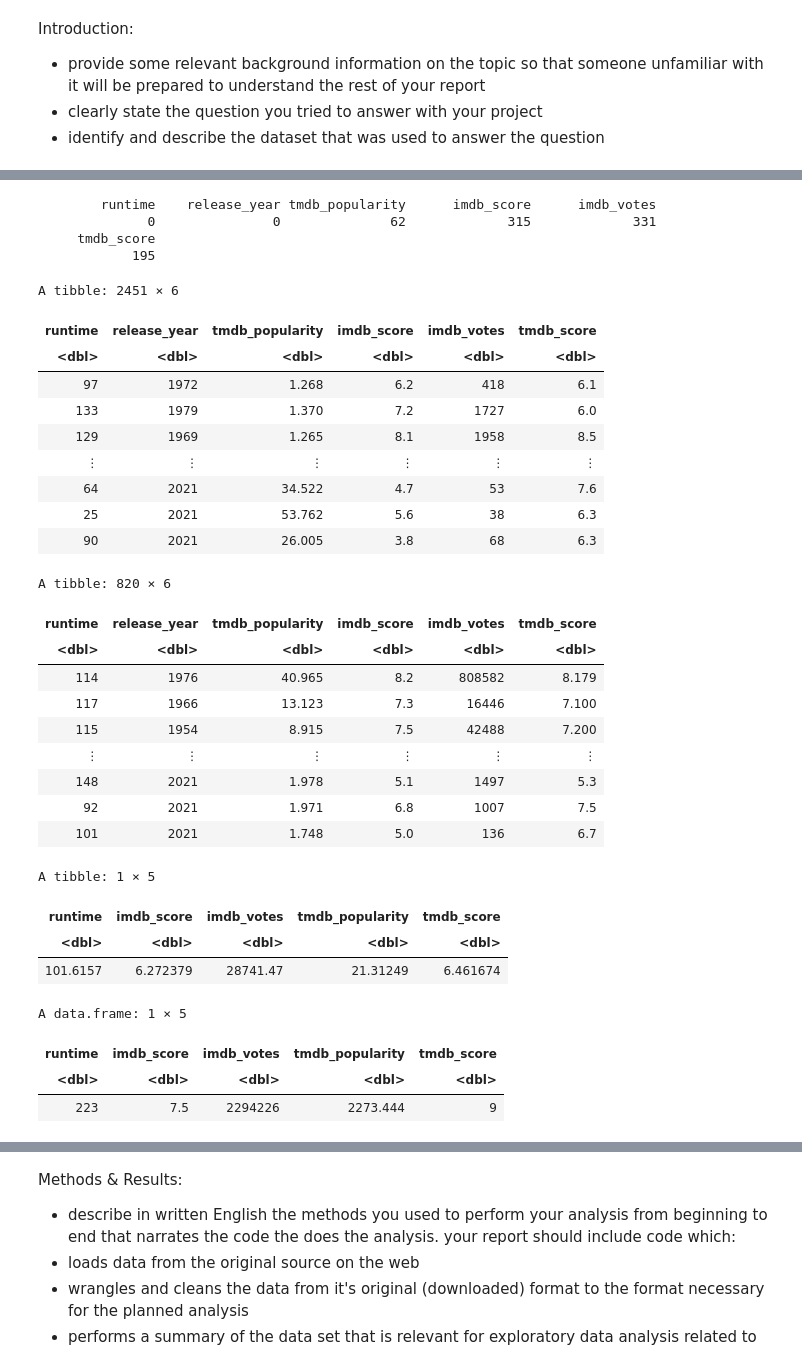
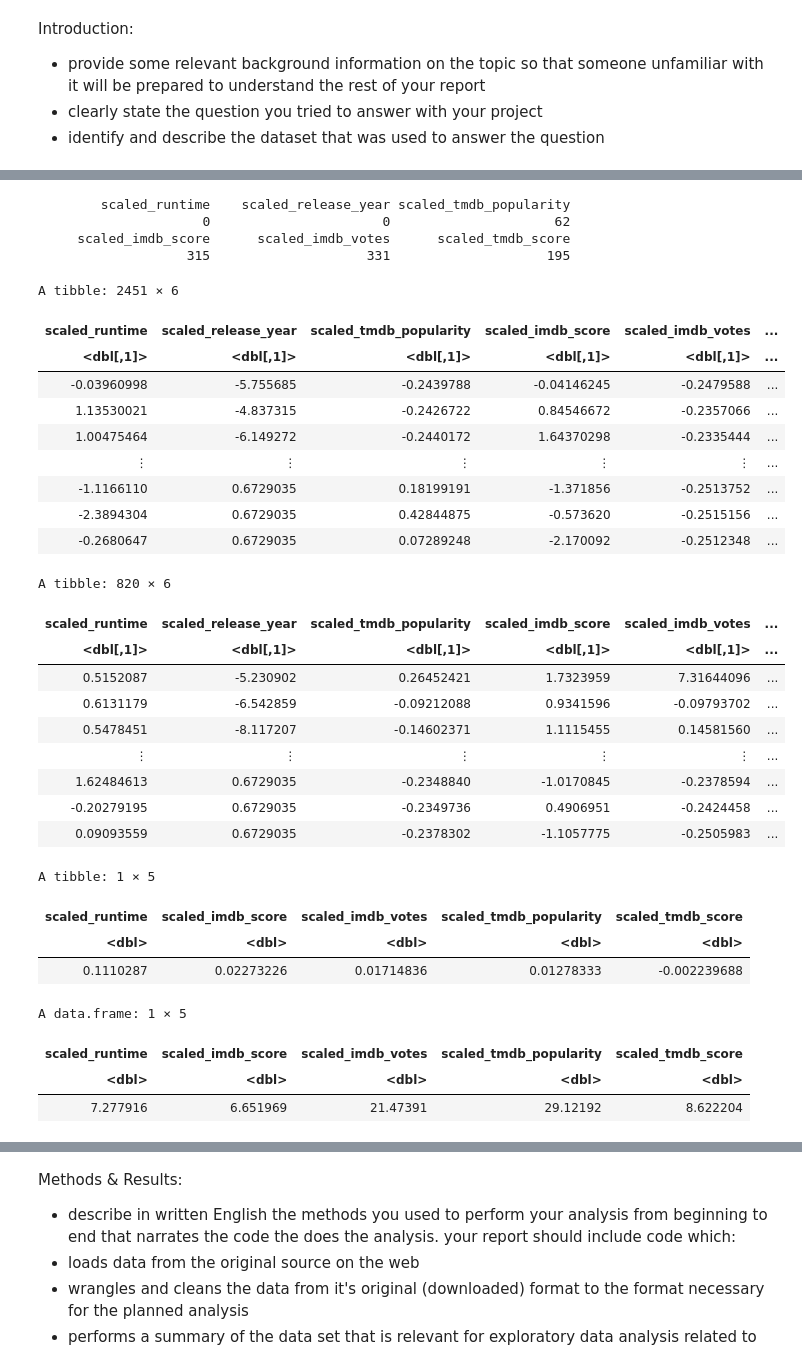
Before and after one commit to sm020402/dsci-100-2022w1-group-98, a Jupyter notebook: project_proposal/report.ipynb, the cells around one changed output, grey strips where cells are left out. Saved outputs shown, nothing was run; the diff lists cells and outputs as text; code cells hidden in the pictures.

```diff
--- a/project_proposal/report.ipynb
+++ b/project_proposal/report.ipynb
@@ -18,7 +18,18 @@ titles_data <- read_csv("https://github.com/sm020402/dsci-100-2022w1-group-98/ra
 titles_movie_data <- titles_data %>%
     filter(type == "MOVIE") %>%
     select(runtime, release_year, tmdb_popularity,imdb_score, imdb_votes, tmdb_popularity, tmdb_score)
-titles_movie_data
+
+titles_movie_data_scaled <- titles_movie_data|>
+mutate(scaled_runtime = scale(runtime, center=TRUE),
+       scaled_release_year=scale(release_year, center=TRUE),
+       scaled_tmdb_popularity=scale(tmdb_popularity, center=TRUE),
+       scaled_imdb_score=scale(imdb_score, center=TRUE),
+       scaled_imdb_votes=scale(imdb_votes, center=TRUE),
+       scaled_tmdb_popularity=scale(tmdb_popularity, center=TRUE),
+       scaled_tmdb_score=scale(tmdb_score, center=TRUE))
+titles_movie_scaled <- titles_movie_data_scaled|>
+select(-runtime, -release_year, -tmdb_popularity,-imdb_score, -imdb_votes, -tmdb_popularity, -tmdb_score)
+titles_movie_scaled
 # %% [output]
 Rows: 5850 Columns: 15
 ── Column specification ────────────────────────────────────────────────────────
@@ -41,67 +52,67 @@ A tibble: 3744 × 6
 # %%
 titles_missing_values <-
-sapply(titles_movie_data, function(x) sum(is.na(x))) #count missing values for every column in dataset
+sapply(titles_movie_scaled, function(x) sum(is.na(x))) #count missing values for every column in dataset
 titles_missing_values
 # %% [output]
-        runtime    release_year tmdb_popularity      imdb_score      imdb_votes
-              0               0              62             315             331
-     tmdb_score
-            195
+        scaled_runtime    scaled_release_year scaled_tmdb_popularity
+                     0                      0                     62
+     scaled_imdb_score      scaled_imdb_votes      scaled_tmdb_score
+                   315                    331                    195
 # %%
-titles_movie <- na.omit(titles_movie_data)
+titles_movie <- na.omit(titles_movie_scaled)
 # %%
 set.seed(1)
-titles_split <- initial_split(titles_movie, prop = 0.75 , strata = tmdb_popularity)
+titles_split <- initial_split(titles_movie, prop = 0.75 , strata = scaled_tmdb_popularity)
 titles_training <- training(titles_split)
 titles_testing <- testing(titles_split)
 titles_training
 titles_testing
 # %% [output]
 A tibble: 2451 × 6
-| runtime | release_year | tmdb_popularity | imdb_score | imdb_votes | tmdb_score |
-| <dbl> | <dbl> | <dbl> | <dbl> | <dbl> | <dbl> |
-| 97 | 1972 | 1.268 | 6.2 | 418 | 6.1 |
-| 133 | 1979 | 1.370 | 7.2 | 1727 | 6.0 |
-| 129 | 1969 | 1.265 | 8.1 | 1958 | 8.5 |
-| ⋮ | ⋮ | ⋮ | ⋮ | ⋮ | ⋮ |
-| 64 | 2021 | 34.522 | 4.7 | 53 | 7.6 |
-| 25 | 2021 | 53.762 | 5.6 | 38 | 6.3 |
-| 90 | 2021 | 26.005 | 3.8 | 68 | 6.3 |
+| scaled_runtime | scaled_release_year | scaled_tmdb_popularity | scaled_imdb_score | scaled_imdb_votes | ... |
+| <dbl[,1]> | <dbl[,1]> | <dbl[,1]> | <dbl[,1]> | <dbl[,1]> | ... |
+| -0.03960998 | -5.755685 | -0.2439788 | -0.04146245 | -0.2479588 | ... |
+| 1.13530021 | -4.837315 | -0.2426722 | 0.84546672 | -0.2357066 | ... |
+| 1.00475464 | -6.149272 | -0.2440172 | 1.64370298 | -0.2335444 | ... |
+| ⋮ | ⋮ | ⋮ | ⋮ | ⋮ | ... |
+| -1.1166110 | 0.6729035 | 0.18199191 | -1.371856 | -0.2513752 | ... |
+| -2.3894304 | 0.6729035 | 0.42844875 | -0.573620 | -0.2515156 | ... |
+| -0.2680647 | 0.6729035 | 0.07289248 | -2.170092 | -0.2512348 | ... |
 A tibble: 820 × 6
-| runtime | release_year | tmdb_popularity | imdb_score | imdb_votes | tmdb_score |
-| <dbl> | <dbl> | <dbl> | <dbl> | <dbl> | <dbl> |
-| 114 | 1976 | 40.965 | 8.2 | 808582 | 8.179 |
-| 117 | 1966 | 13.123 | 7.3 | 16446 | 7.100 |
-| 115 | 1954 | 8.915 | 7.5 | 42488 | 7.200 |
-| ⋮ | ⋮ | ⋮ | ⋮ | ⋮ | ⋮ |
-| 148 | 2021 | 1.978 | 5.1 | 1497 | 5.3 |
-| 92 | 2021 | 1.971 | 6.8 | 1007 | 7.5 |
-| 101 | 2021 | 1.748 | 5.0 | 136 | 6.7 |
+| scaled_runtime | scaled_release_year | scaled_tmdb_popularity | scaled_imdb_score | scaled_imdb_votes | ... |
+| <dbl[,1]> | <dbl[,1]> | <dbl[,1]> | <dbl[,1]> | <dbl[,1]> | ... |
+| 0.5152087 | -5.230902 | 0.26452421 | 1.7323959 | 7.31644096 | ... |
+| 0.6131179 | -6.542859 | -0.09212088 | 0.9341596 | -0.09793702 | ... |
+| 0.5478451 | -8.117207 | -0.14602371 | 1.1115455 | 0.14581560 | ... |
+| ⋮ | ⋮ | ⋮ | ⋮ | ⋮ | ... |
+| 1.62484613 | 0.6729035 | -0.2348840 | -1.0170845 | -0.2378594 | ... |
+| -0.20279195 | 0.6729035 | -0.2349736 | 0.4906951 | -0.2424458 | ... |
+| 0.09093559 | 0.6729035 | -0.2378302 | -1.1057775 | -0.2505983 | ... |
 # %%
 titles_mean <- titles_training %>%
-    select(runtime, imdb_score, imdb_votes, tmdb_popularity, tmdb_score) %>%
+    select(scaled_runtime, scaled_imdb_score, scaled_imdb_votes, scaled_tmdb_popularity, scaled_tmdb_score) %>%
     map_df(mean, na.rm = TRUE)
 titles_mean
 
 titles_max <- titles_training %>%
-    select(runtime, imdb_score, imdb_votes, tmdb_popularity, tmdb_score) %>%
+    select(scaled_runtime, scaled_imdb_score, scaled_imdb_votes, scaled_tmdb_popularity, scaled_tmdb_score) %>%
     map_df(max, na.rm = TRUE)
 
 titles_min <- titles_training %>%
-    select(runtime, imdb_score, imdb_votes, tmdb_popularity, tmdb_score) %>%
+    select(scaled_runtime, scaled_imdb_score, scaled_imdb_votes, scaled_tmdb_popularity, scaled_tmdb_score) %>%
     map_df(min, na.rm = TRUE)
 
 titles_range <- titles_max - titles_min
 titles_range
 # %% [output]
 A tibble: 1 × 5
-| runtime | imdb_score | imdb_votes | tmdb_popularity | tmdb_score |
+| scaled_runtime | scaled_imdb_score | scaled_imdb_votes | scaled_tmdb_popularity | scaled_tmdb_score |
 | <dbl> | <dbl> | <dbl> | <dbl> | <dbl> |
-| 101.6157 | 6.272379 | 28741.47 | 21.31249 | 6.461674 |
+| 0.1110287 | 0.02273226 | 0.01714836 | 0.01278333 | -0.002239688 |
 A data.frame: 1 × 5
-| runtime | imdb_score | imdb_votes | tmdb_popularity | tmdb_score |
+| scaled_runtime | scaled_imdb_score | scaled_imdb_votes | scaled_tmdb_popularity | scaled_tmdb_score |
 | <dbl> | <dbl> | <dbl> | <dbl> | <dbl> |
-| 223 | 7.5 | 2294226 | 2273.444 | 9 |
+| 7.277916 | 6.651969 | 21.47391 | 29.12192 | 8.622204 |
 # %%
 options(repr.plot.width = 8, repr.plot.height = 7)
 iscore_plot <- titles_training %>%
```
Also changed, not shown: parts of 5 cells of this notebook.
